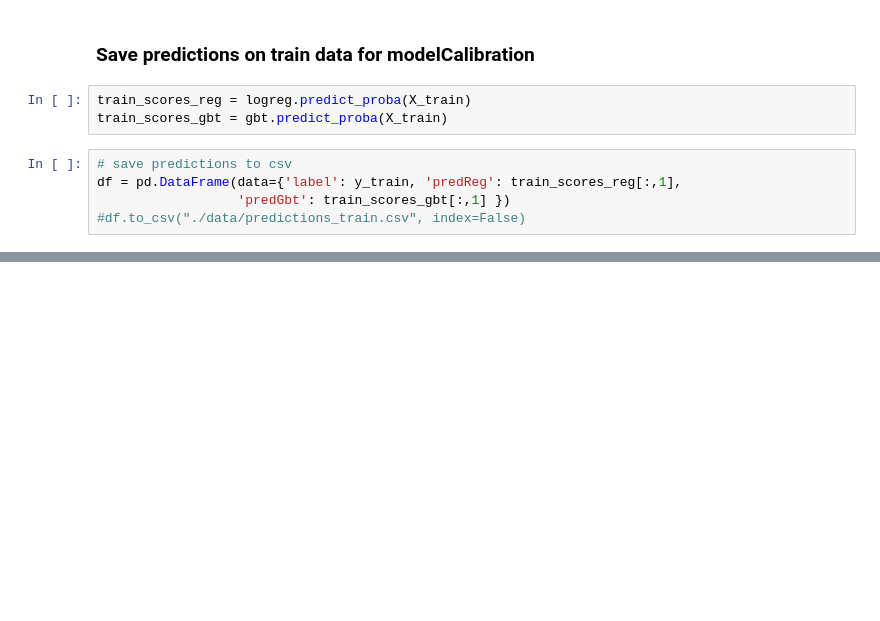
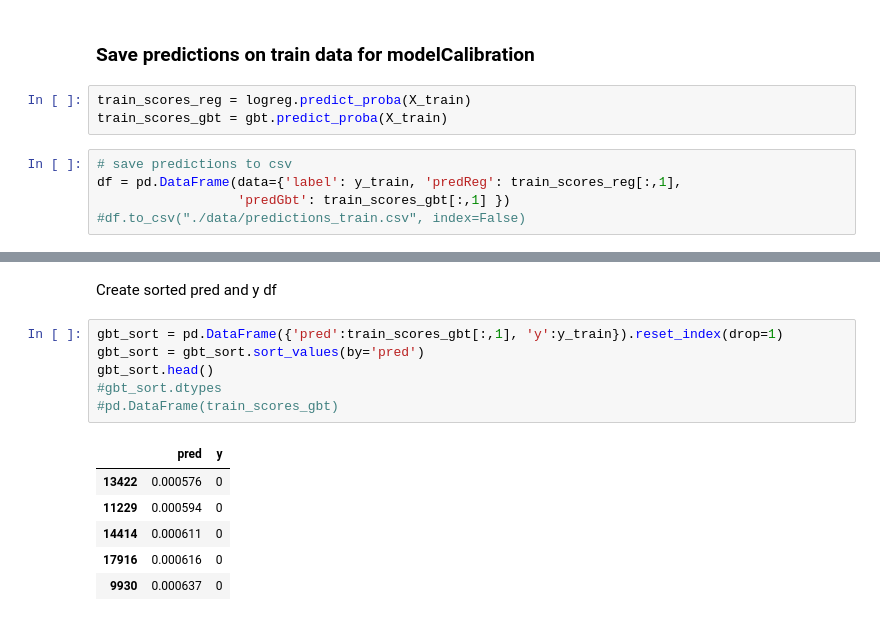
Before and after one commit to bmj-school/ref_DataScienceRetreat, a Jupyter notebook: DSR Lecture notebooks/Module X - Practical Aspects - Patrick/3-ReBalance r00.ipynb, the cells around one changed output, grey strips where cells are left out. Saved outputs shown, nothing was run; the diff lists cells and outputs as text; blank space fills up the shorter version.

```diff
--- a/DSR Lecture notebooks/Module X - Practical Aspects - Patrick/3-ReBalance r00.ipynb
+++ b/DSR Lecture notebooks/Module X - Practical Aspects - Patrick/3-ReBalance r00.ipynb
@@ -171,0 +219,15 @@ df = pd.DataFrame(data={'label': y_train, 'predReg': train_scores_reg[:,1],
+# %% [markdown]
+Create sorted pred and y df
+# %%
+gbt_sort = pd.DataFrame({'pred':train_scores_gbt[:,1], 'y':y_train}).reset_index(drop=1)
+gbt_sort = gbt_sort.sort_values(by='pred')
+gbt_sort.head()
+#gbt_sort.dtypes
+#pd.DataFrame(train_scores_gbt)
+# %% [output]
+|  | pred | y |
+| 13422 | 0.000576 | 0 |
+| 11229 | 0.000594 | 0 |
+| 14414 | 0.000611 | 0 |
+| 17916 | 0.000616 | 0 |
+| 9930 | 0.000637 | 0 |
```
Also changed, not shown: parts of 15 cells of this notebook, 25 other files.
